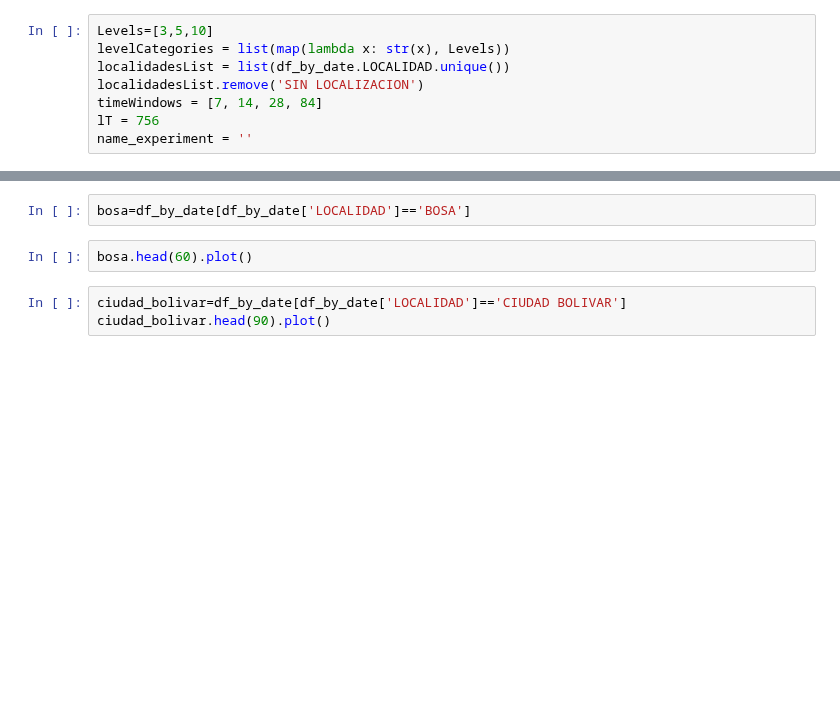
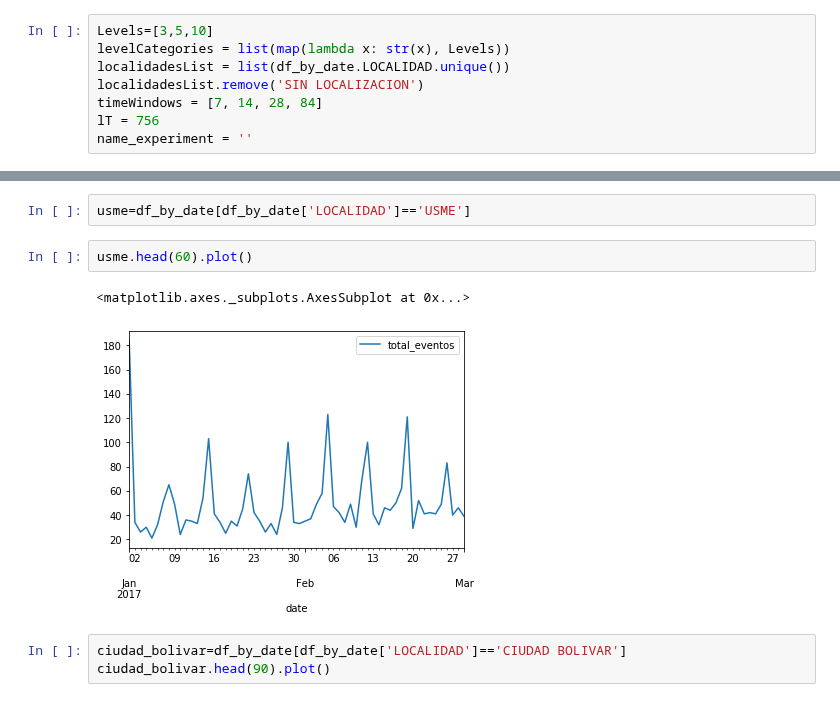
Before and after one commit to jrudascas/security_project, a Jupyter notebook: periodicity_experiments/experiment_04_predictability_localidad.ipynb, the cells around one changed output, grey strips where cells are left out. Cells and saved outputs as stored; diff of their text form; blank space fills up the shorter version.

```diff
--- a/periodicity_experiments/experiment_04_predictability_localidad.ipynb
+++ b/periodicity_experiments/experiment_04_predictability_localidad.ipynb
@@ -267,7 +289,10 @@ for lenWindow in timeWindows:
 # %%
-bosa=df_by_date[df_by_date['LOCALIDAD']=='BOSA']
+usme=df_by_date[df_by_date['LOCALIDAD']=='USME']
 # %%
-bosa.head(60).plot()
+usme.head(60).plot()
+# %% [output]
+<matplotlib.axes._subplots.AxesSubplot at 0x...>
+[figure, added]
 # %%
 ciudad_bolivar=df_by_date[df_by_date['LOCALIDAD']=='CIUDAD BOLIVAR']
 ciudad_bolivar.head(90).plot()
```
Also changed, not shown: parts of 5 cells of this notebook.
